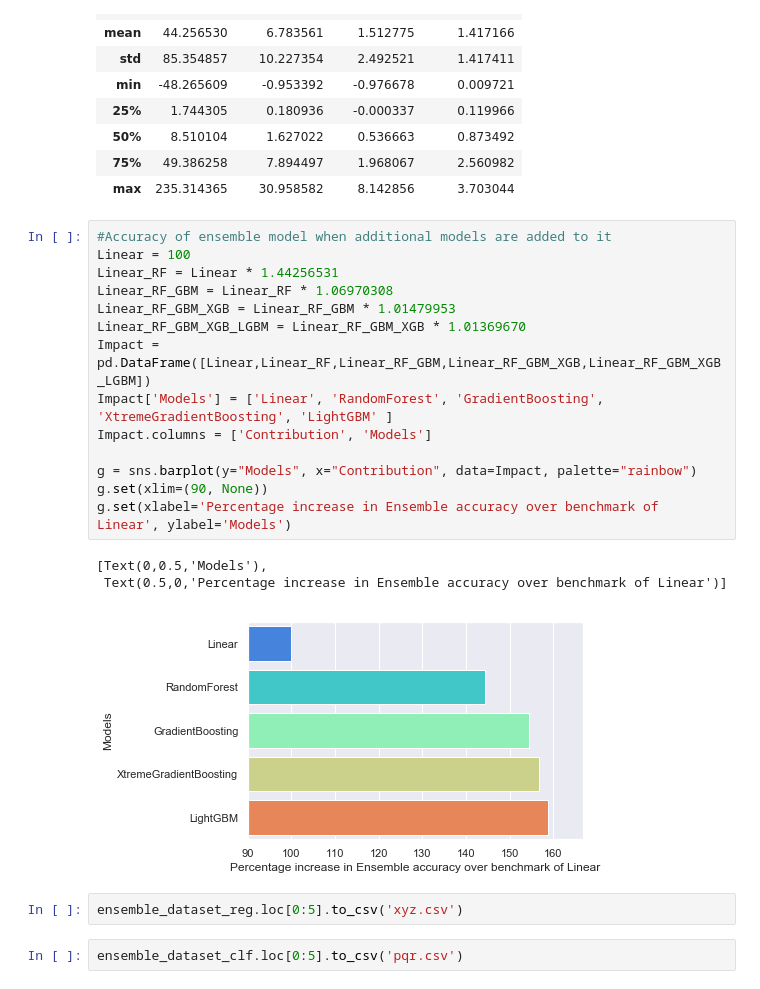
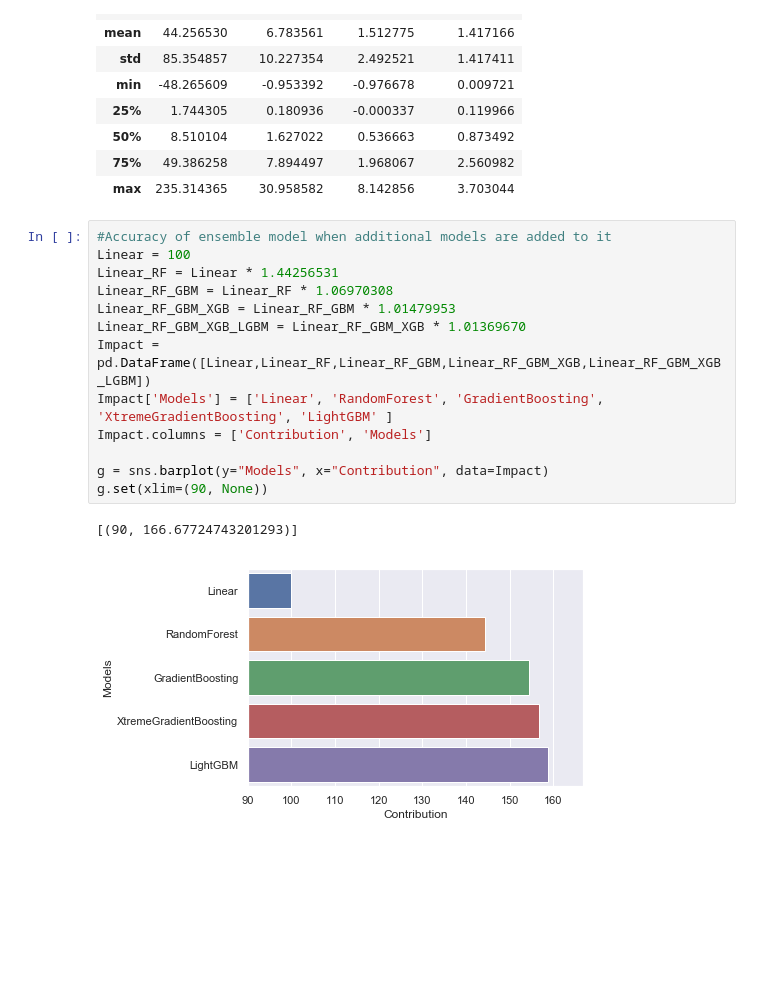
Before and after one commit to adaditi4/ML1819-Task-203-Team-27, a Jupyter notebook: Research project - Collated codes - Final.ipynb, the cells around one changed output. Saved outputs shown, nothing was run; the diff lists cells and outputs as text; blank space fills up the shorter version.

```diff
--- a/Research project - Collated codes - Final.ipynb
+++ b/Research project - Collated codes - Final.ipynb
@@ -332,22 +330,16 @@ ensemble_dataset_reg_change.describe()
 # %%
 #Accuracy of ensemble model when additional models are added to it
 Linear = 100
 Linear_RF = Linear * 1.44256531
 Linear_RF_GBM = Linear_RF * 1.06970308
 Linear_RF_GBM_XGB = Linear_RF_GBM * 1.01479953
 Linear_RF_GBM_XGB_LGBM = Linear_RF_GBM_XGB * 1.01369670
 Impact = pd.DataFrame([Linear,Linear_RF,Linear_RF_GBM,Linear_RF_GBM_XGB,Linear_RF_GBM_XGB_LGBM])
 Impact['Models'] = ['Linear', 'RandomForest', 'GradientBoosting', 'XtremeGradientBoosting', 'LightGBM' ]
 Impact.columns = ['Contribution', 'Models']
 
-g = sns.barplot(y="Models", x="Contribution", data=Impact, palette="rainbow")
+g = sns.barplot(y="Models", x="Contribution", data=Impact)
 g.set(xlim=(90, None))
-g.set(xlabel='Percentage increase in Ensemble accuracy over benchmark of Linear', ylabel='Models')
 # %% [output]
-[Text(0,0.5,'Models'),
- Text(0.5,0,'Percentage increase in Ensemble accuracy over benchmark of Linear')]
+[(90, 166.67724743201293)]
-[figure, old version]
+[figure, new version]
-# %%
-ensemble_dataset_reg.loc[0:5].to_csv('xyz.csv')
-# %%
-ensemble_dataset_clf.loc[0:5].to_csv('pqr.csv')
```
Also changed, not shown: parts of 4 cells of this notebook.
